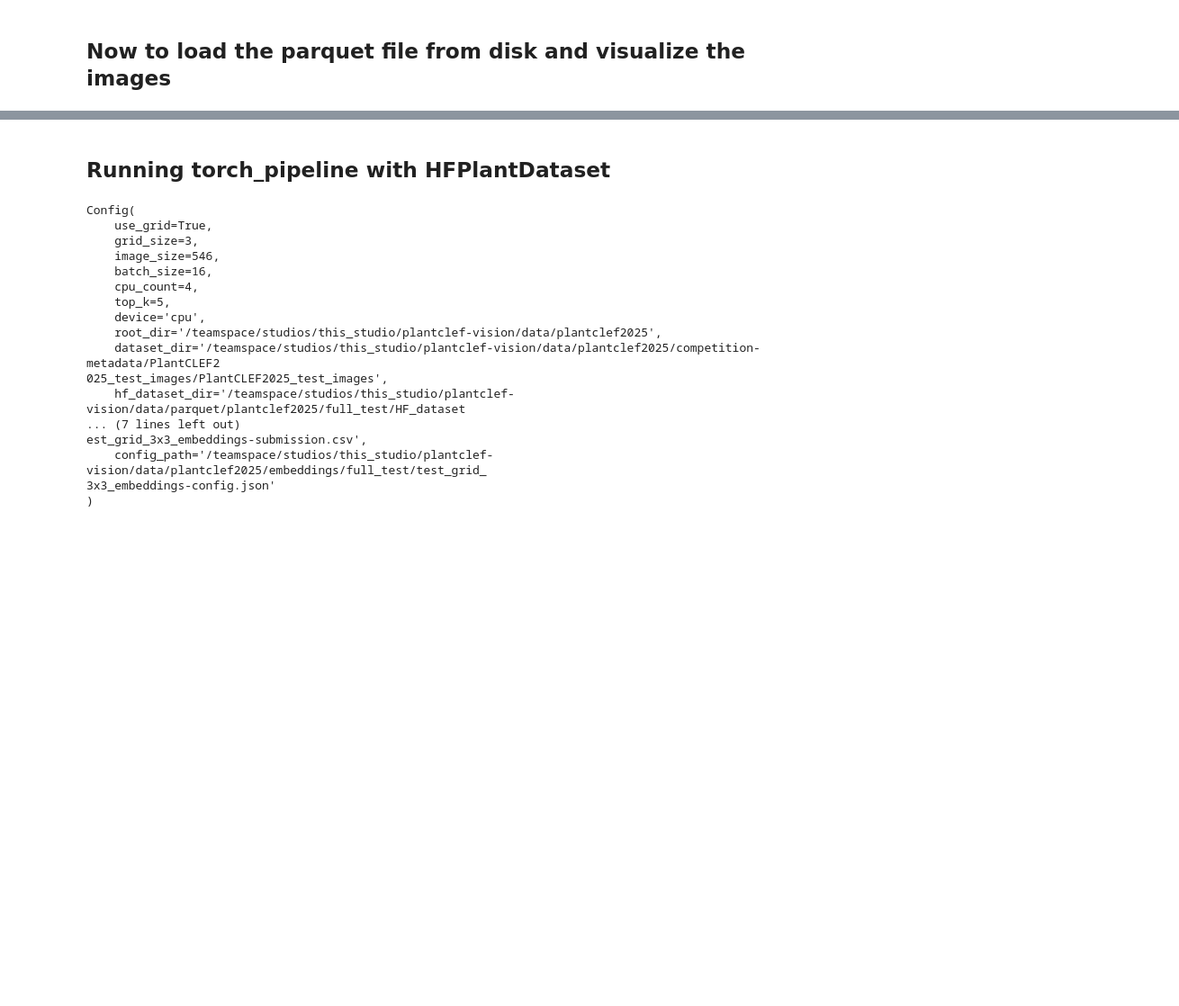
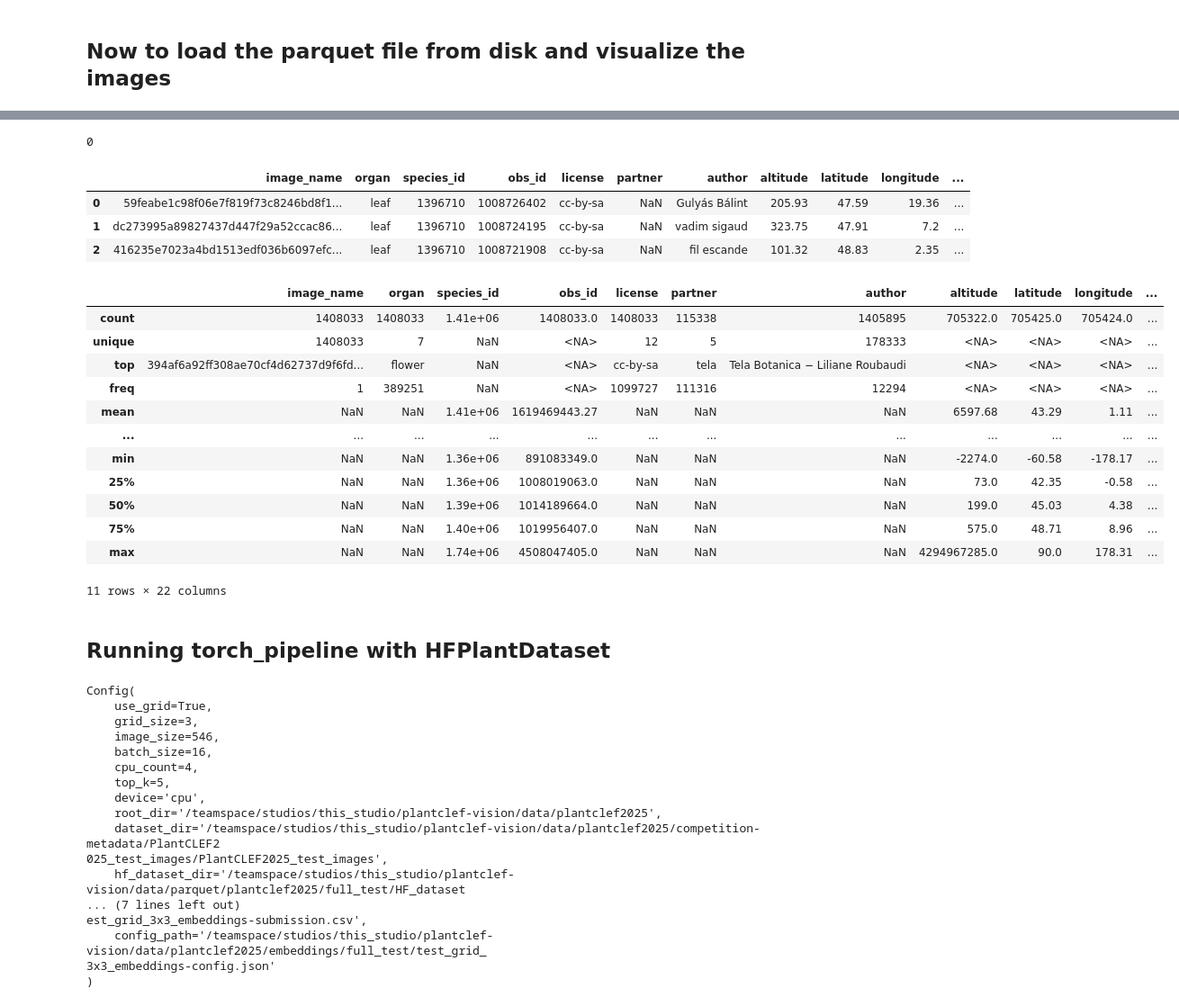
Before and after one commit to JacobARose/plantclef-vision, a Jupyter notebook: notebooks/embedding.ipynb, the cells around one changed output, grey strips where cells are left out. Shown at 90% size. Saved outputs shown, nothing was run; the diff lists cells and outputs as text; code cells hidden in the pictures; blank space fills up the shorter version.

```diff
--- a/notebooks/embedding.ipynb
+++ b/notebooks/embedding.ipynb
@@ -26,0 +27,2 @@ hf_dataset_dir = "/teamspace/studios/this_studio/plantclef-vision/data/parquet/p
+# %%
+dir(pd.options.display)
@@ -26,0 +53,2 @@ hf_dataset_dir = "/teamspace/studios/this_studio/plantclef-vision/data/parquet/p
+# %%
+cfg = Config()
@@ -26,0 +61,7 @@ hf_dataset_dir = "/teamspace/studios/this_studio/plantclef-vision/data/parquet/p
+# %%
+cfg.show()
+
+metadata = cfg.load_metadata()
+class2idx = cfg.load_class_index(mode="class2idx")
+
+metadata = cfg.encode_target_col(metadata, class2idx=class2idx)
@@ -26,0 +86,19 @@ hf_dataset_dir = "/teamspace/studios/this_studio/plantclef-vision/data/parquet/p
+# %%
+keep_cols = [
+    "image_path",
+    "label_idx",
+    "image_name",
+    "organ",
+    "species_id",
+    "obs_id",
+    "author",
+    "altitude",
+    "latitude",
+    "longitude",
+    "species",
+    "genus",
+    "family",
+    "learn_tag",
+]
+
+metadata = metadata[keep_cols]
@@ -27,3 +237,34 @@ hf_dataset_dir = "/teamspace/studios/this_studio/plantclef-vision/data/parquet/p
+# %%
+metadata["gbif_species_id"].nunique()
+metadata["species_id"].nunique()
+
+metadata["gbif_species_id"].isna().sum()
+metadata["species_id"].isna().sum()
+# %% [output]
+0
+# %%
+metadata.head(3)
+# %% [output]
+|  | image_name | organ | species_id | obs_id | license | partner | author | altitude | latitude | longitude | ... |
+| 0 | 59feabe1c98f06e7f819f73c8246bd8f1... | leaf | 1396710 | 1008726402 | cc-by-sa | NaN | Gulyás Bálint | 205.93 | 47.59 | 19.36 | ... |
+| 1 | dc273995a89827437d447f29a52ccac86... | leaf | 1396710 | 1008724195 | cc-by-sa | NaN | vadim sigaud | 323.75 | 47.91 | 7.2 | ... |
+| 2 | 416235e7023a4bd1513edf036b6097efc... | leaf | 1396710 | 1008721908 | cc-by-sa | NaN | fil escande | 101.32 | 48.83 | 2.35 | ... |
+# %%
+metadata.describe(include="all")
+# %% [output]
+|  | image_name | organ | species_id | obs_id | license | partner | author | altitude | latitude | longitude | ... |
+| count | 1408033 | 1408033 | 1.41e+06 | 1408033.0 | 1408033 | 115338 | 1405895 | 705322.0 | 705425.0 | 705424.0 | ... |
+| unique | 1408033 | 7 | NaN | <NA> | 12 | 5 | 178333 | <NA> | <NA> | <NA> | ... |
+| top | 394af6a92ff308ae70cf4d62737d9f6fd... | flower | NaN | <NA> | cc-by-sa | tela | Tela Botanica − Liliane Roubaudi | <NA> | <NA> | <NA> | ... |
+| freq | 1 | 389251 | NaN | <NA> | 1099727 | 111316 | 12294 | <NA> | <NA> | <NA> | ... |
+| mean | NaN | NaN | 1.41e+06 | 1619469443.27 | NaN | NaN | NaN | 6597.68 | 43.29 | 1.11 | ... |
+| ... | ... | ... | ... | ... | ... | ... | ... | ... | ... | ... | ... |
+| min | NaN | NaN | 1.36e+06 | 891083349.0 | NaN | NaN | NaN | -2274.0 | -60.58 | -178.17 | ... |
+| 25% | NaN | NaN | 1.36e+06 | 1008019063.0 | NaN | NaN | NaN | 73.0 | 42.35 | -0.58 | ... |
+| 50% | NaN | NaN | 1.39e+06 | 1014189664.0 | NaN | NaN | NaN | 199.0 | 45.03 | 4.38 | ... |
+| 75% | NaN | NaN | 1.40e+06 | 1019956407.0 | NaN | NaN | NaN | 575.0 | 48.71 | 8.96 | ... |
+| max | NaN | NaN | 1.74e+06 | 4508047405.0 | NaN | NaN | NaN | 4294967285.0 | 90.0 | 178.31 | ... |
+11 rows × 22 columns
 # %% [markdown]
 ## Running torch_pipeline with HFPlantDataset
 # %%
```
Also changed, not shown: parts of 19 cells of this notebook, 4 other files.
